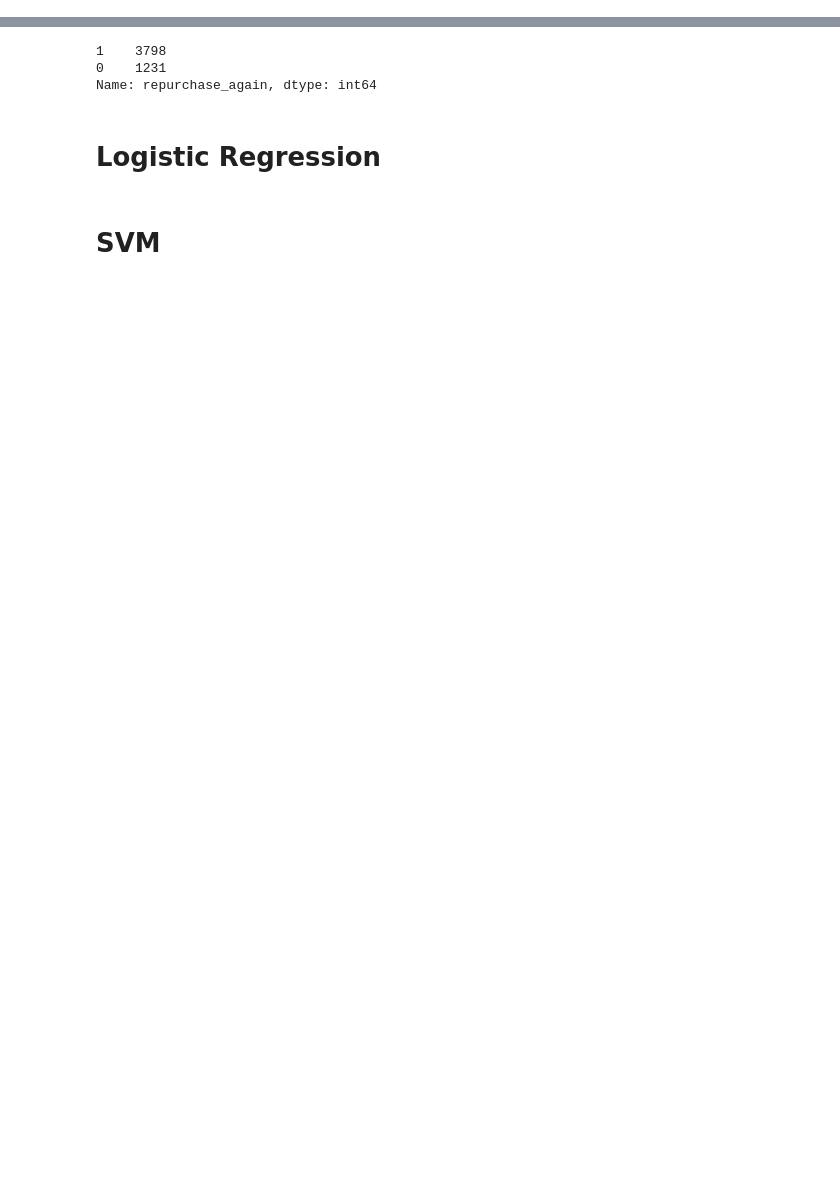
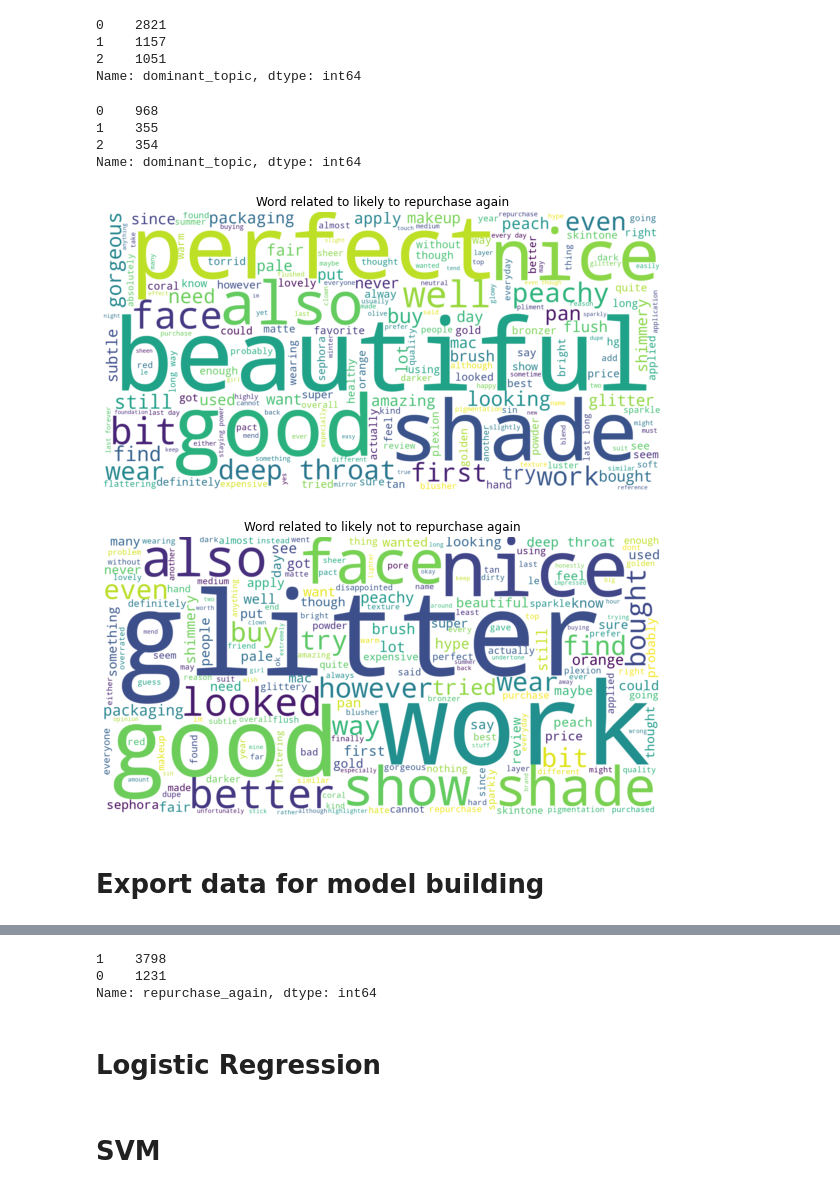
Before and after one commit to kohmin/makeupreviews, a Jupyter notebook: Model Building.ipynb, the cells around one changed output, grey strips where cells are left out. Cells and saved outputs as stored; diff of their text form; code cells hidden in the pictures; blank space fills up the shorter version.

```diff
--- a/Model Building.ipynb
+++ b/Model Building.ipynb
@@ -6,3 +10,6 @@ from sklearn.metrics import accuracy_score, precision_score, recall_score, confu
 from sklearn.model_selection import GridSearchCV,StratifiedKFold
 from sklearn.linear_model import LogisticRegression
 from sklearn.svm import SVC
+# %%
+# Import dataset
+df = pd.read_csv('data/preprocessed_data.csv')
@@ -8,0 +25,8 @@ from sklearn.svm import SVC
+# %%
+X = df.drop(['repurchase_again','date','review_length'], axis=1)
+y = df['repurchase_again']
+
+from sklearn.model_selection import train_test_split
+X_train, X_test, y_train, y_test = train_test_split(X, y, random_state=1)
+print(X_train.shape)
+print(X_test.shape)
@@ -8,0 +207,42 @@ from sklearn.svm import SVC
+# %%
+X_train['dominant_topic'].value_counts()
+# %% [output]
+0    2821
+1    1157
+2    1051
+Name: dominant_topic, dtype: int64
+# %%
+X_test['dominant_topic'].value_counts()
+# %% [output]
+0    968
+1    355
+2    354
+Name: dominant_topic, dtype: int64
+# %%
+# Wordcloud
+repurchase_products = df[df['repurchase_again'] == 1]
+donot_repurchase_products = df[df['repurchase_again'] == 0]
+repurchase_reviews = " ".join(r for r in repurchase_products['review_processed_stop'])
+donot_repurchase_reviews = " ".join(r for r in donot_repurchase_products['review_processed_stop'])
+
+# Create and generate a word cloud image that excludes domain-specific and common stopwords
+repurchase_wordcloud = WordCloud(stopwords=stop, background_color="white", width=2000, height=1000).generate(repurchase_reviews)
+donot_repurchase_wordcloud = WordCloud(stopwords=stop, background_color="white", width=2000, height=1000).generate(donot_repurchase_reviews)
+
+# Display the generated image
+plt.figure(figsize=(10, 7))
+plt.imshow(repurchase_wordcloud, interpolation='bilinear')
+plt.axis("off")
+plt.title("Word related to likely to repurchase again")
+plt.show()
+
+plt.figure(figsize=(10, 7))
+plt.imshow(donot_repurchase_wordcloud, interpolation='bilinear')
+plt.axis("off")
+plt.title("Word related to likely not to repurchase again")
+plt.show()
+# %% [output]
+[figure, added]
+[figure, added]
+# %% [markdown]
+# Export data for model building
```
Also changed, not shown: parts of 28 cells of this notebook.
